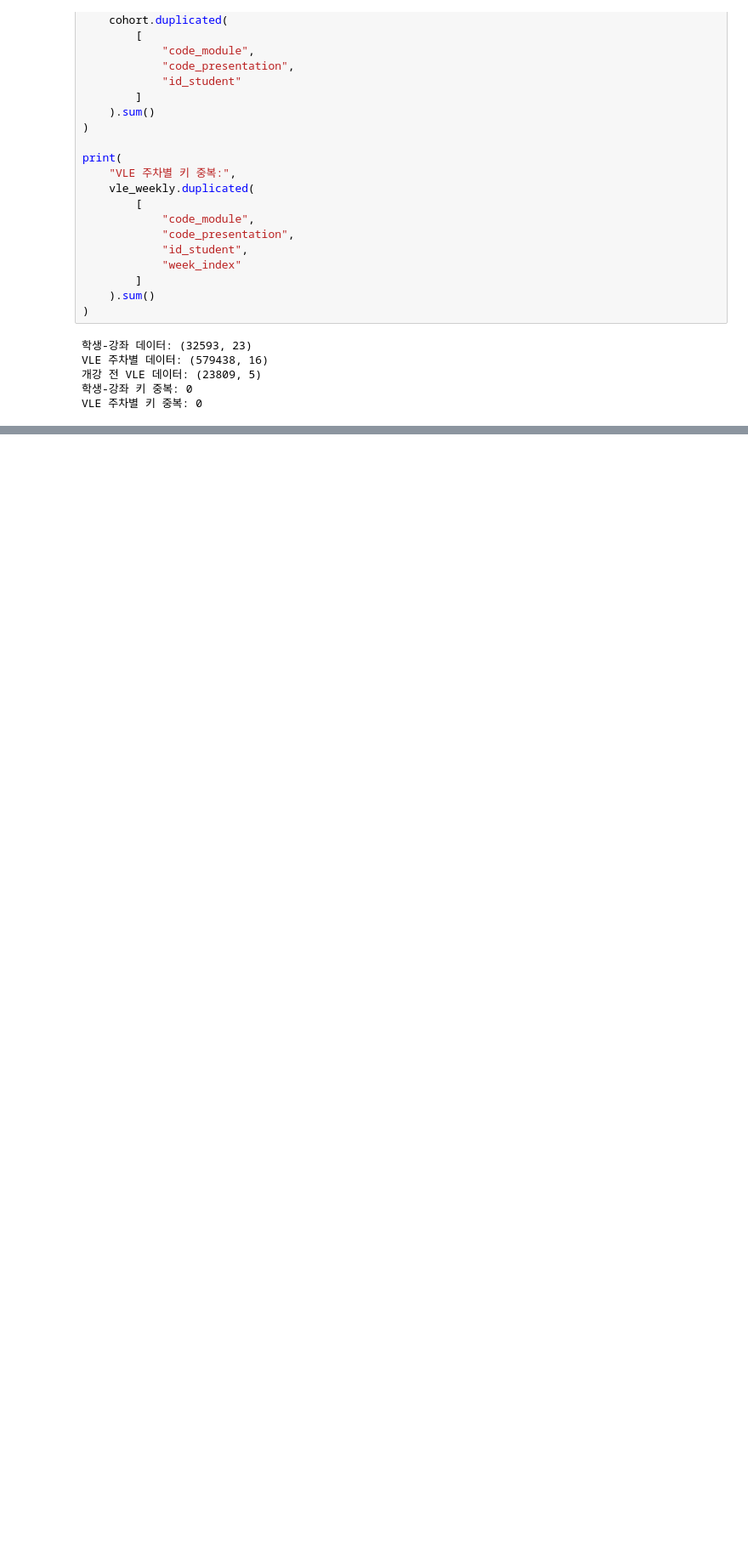
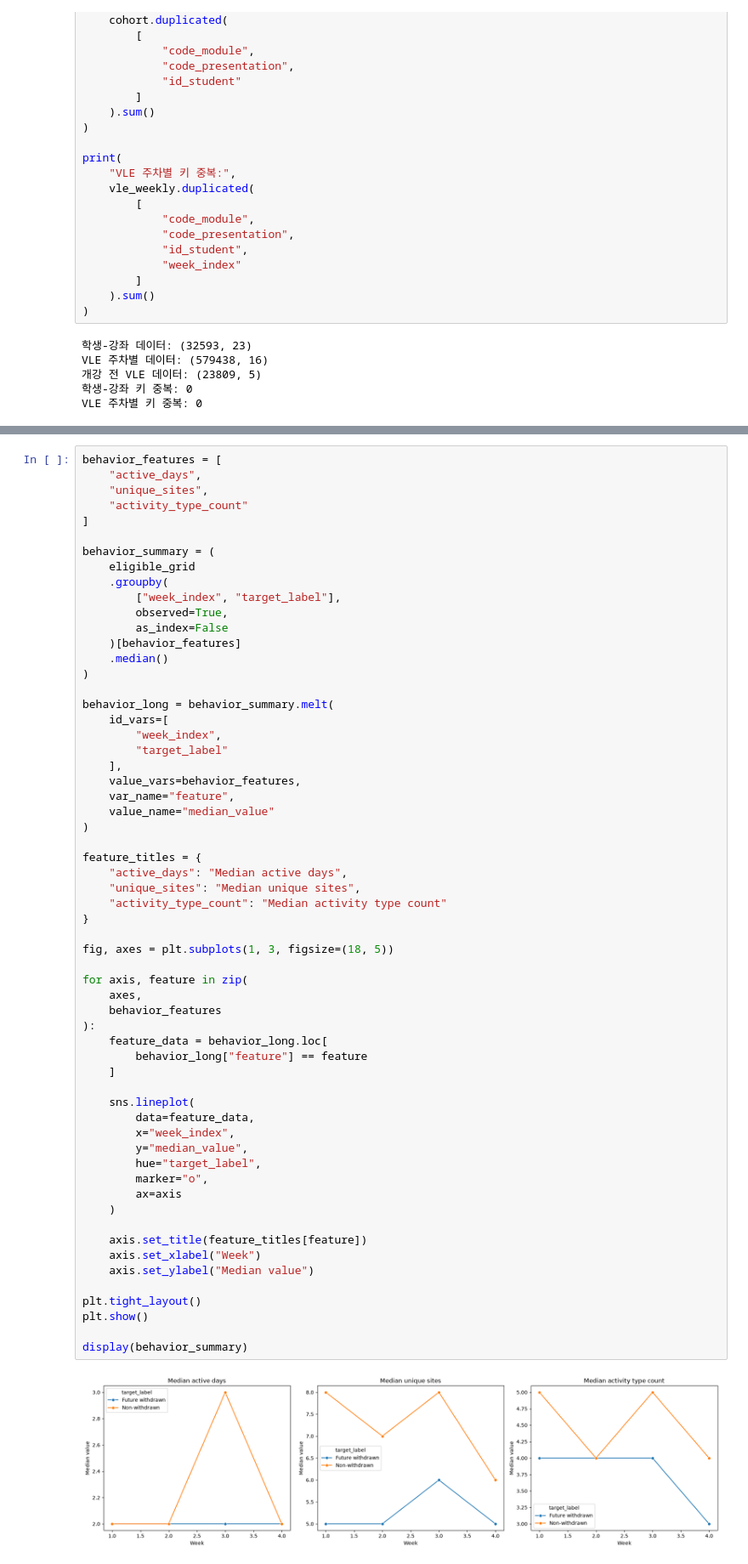
Before and after one commit to Team7-SKProject-2/oulad-churn-prediction, a Jupyter notebook: notebooks/04_target_vle_eda.ipynb, the cells around one changed output, grey strips where cells are left out. Shown at 85% size. Saved outputs shown, nothing was run; the diff lists cells and outputs as text; blank space fills up the shorter version.

```diff
--- a/notebooks/04_target_vle_eda.ipynb
+++ b/notebooks/04_target_vle_eda.ipynb
@@ -95,0 +501,62 @@ VLE 주차별 키 중복: 0
+# %%
+behavior_features = [
+    "active_days",
+    "unique_sites",
+    "activity_type_count"
+]
+
+behavior_summary = (
+    eligible_grid
+    .groupby(
+        ["week_index", "target_label"],
+        observed=True,
+        as_index=False
+    )[behavior_features]
+    .median()
+)
+
+behavior_long = behavior_summary.melt(
+    id_vars=[
+        "week_index",
+        "target_label"
+    ],
+    value_vars=behavior_features,
+    var_name="feature",
+    value_name="median_value"
+)
+
+feature_titles = {
+    "active_days": "Median active days",
+    "unique_sites": "Median unique sites",
+    "activity_type_count": "Median activity type count"
+}
+
+fig, axes = plt.subplots(1, 3, figsize=(18, 5))
+
+for axis, feature in zip(
+    axes,
+    behavior_features
+):
+    feature_data = behavior_long.loc[
+        behavior_long["feature"] == feature
+    ]
+
+    sns.lineplot(
+        data=feature_data,
+        x="week_index",
+        y="median_value",
+        hue="target_label",
+        marker="o",
+        ax=axis
+    )
+
+    axis.set_title(feature_titles[feature])
+    axis.set_xlabel("Week")
+    axis.set_ylabel("Median value")
+
+plt.tight_layout()
+plt.show()
+
+display(behavior_summary)
+# %% [output]
+[figure, added]
```
Also changed, not shown: parts of 17 cells of this notebook.
